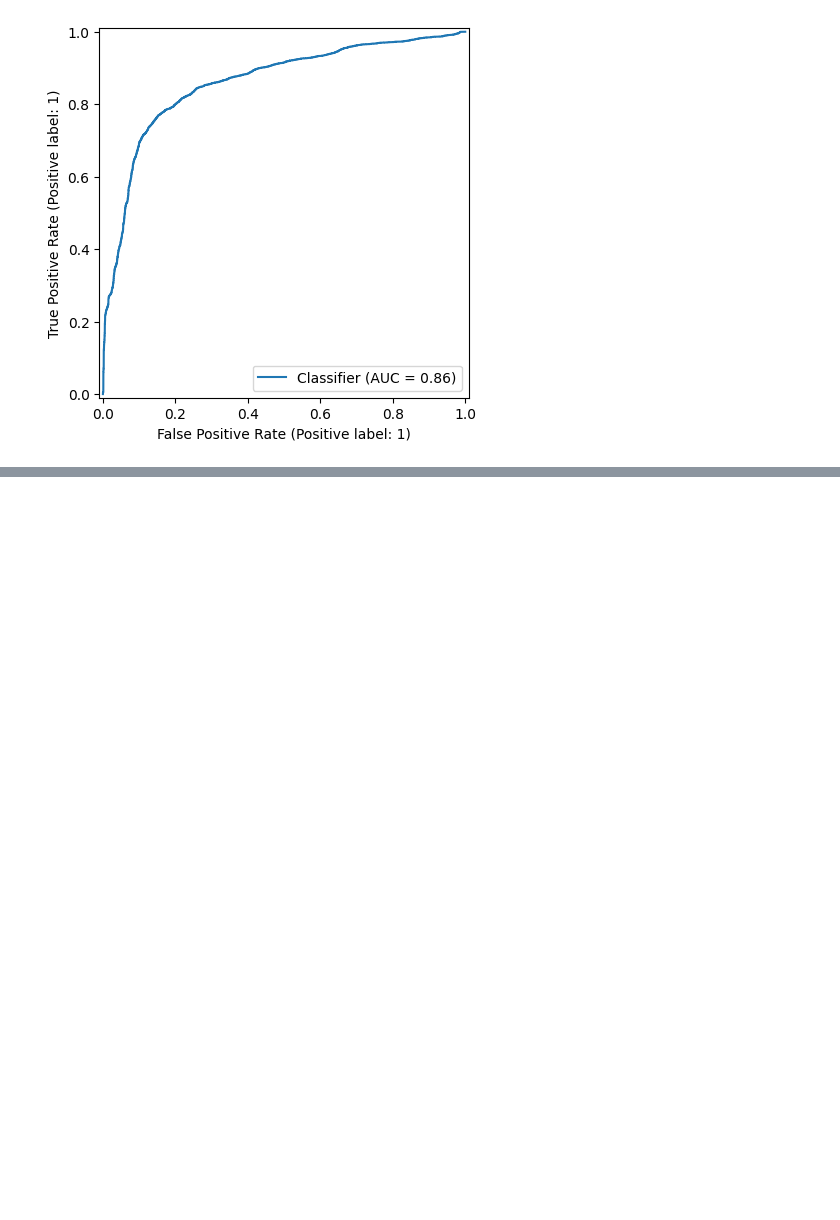
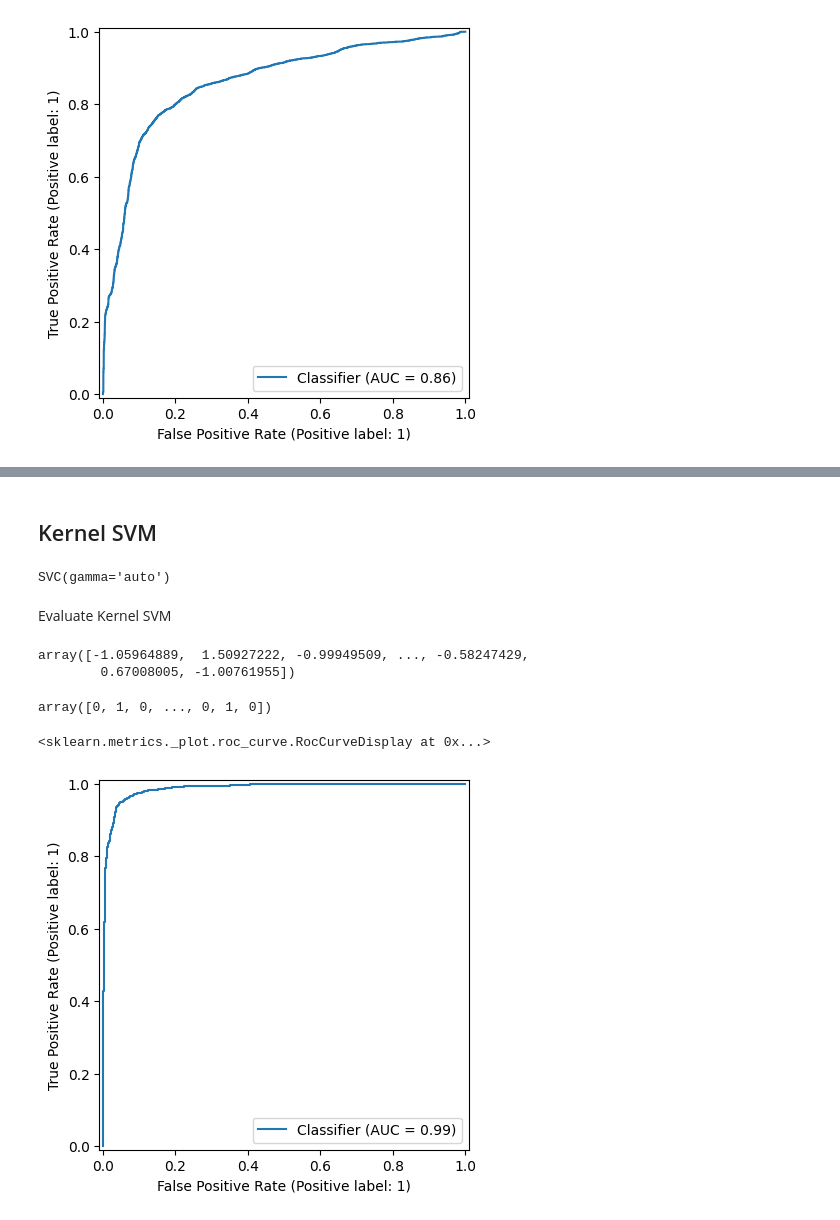
Before and after one commit to GerardoG2/PoisonMushroomClassifier, a Jupyter notebook: Notebooks/SVM.ipynb, the cells around one changed output, grey strips where cells are left out. Drawn from its saved outputs; the diff is of its cells as text; code cells hidden in the pictures; blank space fills up the shorter version.

Commit message:
kernel svm added

```diff
--- a/Notebooks/SVM.ipynb
+++ b/Notebooks/SVM.ipynb
@@ -302,0 +348,28 @@ RocCurveDisplay.from_predictions(y_test, y_pred_score)
+# %% [markdown]
+## Kernel SVM
+# %%
+from sklearn.svm import SVC
+clf_rbf = SVC(kernel='rbf', gamma = 'auto', C = 1.0)
+clf_rbf.fit(X_train, y_train)
+# %% [output]
+SVC(gamma='auto')
+# %% [markdown]
+Evaluate Kernel SVM
+# %%
+y_pred_score_rbf = clf_rbf.decision_function(X_test)
+y_pred_score_rbf
+# %% [output]
+array([-1.05964889,  1.50927222, -0.99949509, ..., -0.58247429,
+        0.67008005, -1.00761955])
+# %%
+y_pred_class_rbf = clf_rbf.predict(X_test)
+y_pred_class_rbf
+# %% [output]
+array([0, 1, 0, ..., 0, 1, 0])
+# %%
+# plot roc curve
+from sklearn.metrics import RocCurveDisplay
+RocCurveDisplay.from_predictions(y_test, y_pred_score_rbf)
+# %% [output]
+<sklearn.metrics._plot.roc_curve.RocCurveDisplay at 0x...>
+[figure, added]
```
Also changed, not shown: parts of 9 cells of this notebook.
